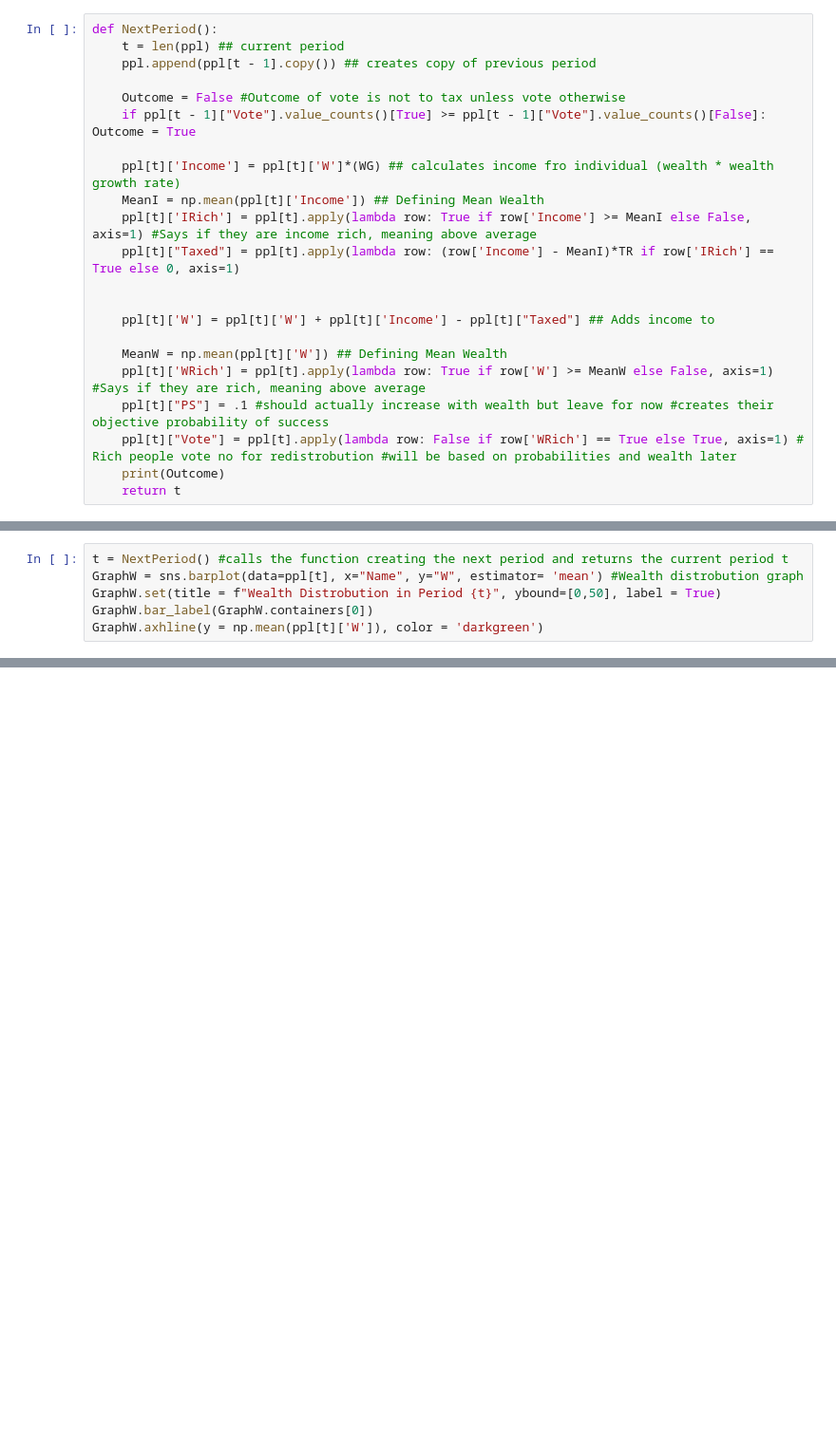
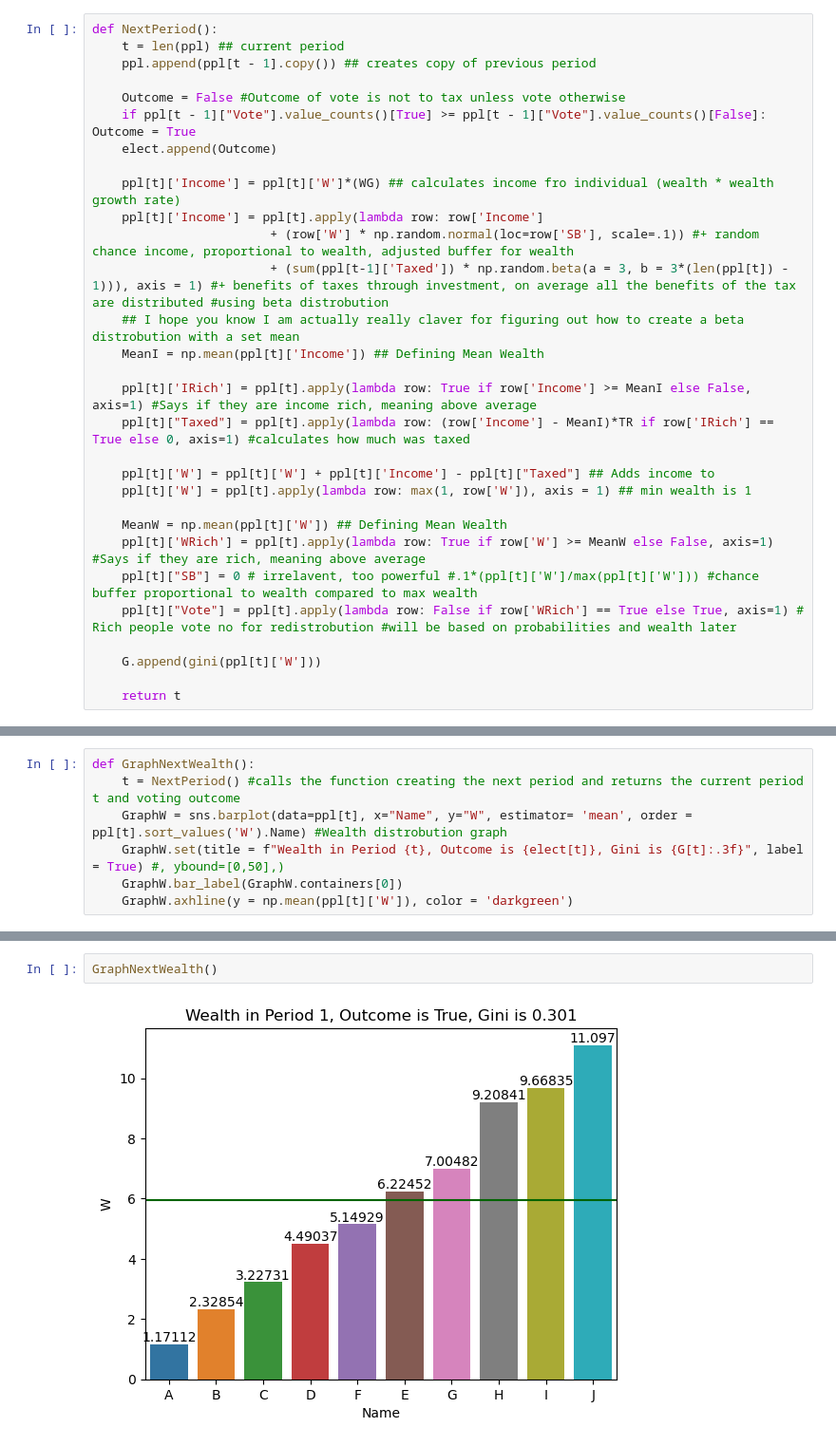
Before and after one commit to JTayMilli/391X, a Jupyter notebook: Wealth Model.ipynb, the cells around one changed output, grey strips where cells are left out. Shown at 95% size. Drawn from its saved outputs; the diff is of its cells as text; blank space fills up the shorter version.

Commit message:
So much good work, proud of you ,':)

```diff
--- a/Wealth Model.ipynb
+++ b/Wealth Model.ipynb
@@ -38,18 +45,26 @@ def NextPeriod():
 
     Outcome = False #Outcome of vote is not to tax unless vote otherwise
     if ppl[t - 1]["Vote"].value_counts()[True] >= ppl[t - 1]["Vote"].value_counts()[False]: Outcome = True
+    elect.append(Outcome)
 
     ppl[t]['Income'] = ppl[t]['W']*(WG) ## calculates income fro individual (wealth * wealth growth rate)
+    ppl[t]['Income'] = ppl[t].apply(lambda row: row['Income']
+                        + (row['W'] * np.random.normal(loc=row['SB'], scale=.1)) #+ random chance income, proportional to wealth, adjusted buffer for wealth
+                        + (sum(ppl[t-1]['Taxed']) * np.random.beta(a = 3, b = 3*(len(ppl[t]) - 1))), axis = 1) #+ benefits of taxes through investment, on average all the benefits of the tax are distributed #using beta distrobution
+    ## I hope you know I am actually really claver for figuring out how to create a beta distrobution with a set mean
     MeanI = np.mean(ppl[t]['Income']) ## Defining Mean Wealth
+
     ppl[t]['IRich'] = ppl[t].apply(lambda row: True if row['Income'] >= MeanI else False, axis=1) #Says if they are income rich, meaning above average
-    ppl[t]["Taxed"] = ppl[t].apply(lambda row: (row['Income'] - MeanI)*TR if row['IRich'] == True else 0, axis=1)
-
+    ppl[t]["Taxed"] = ppl[t].apply(lambda row: (row['Income'] - MeanI)*TR if row['IRich'] == True else 0, axis=1) #calculates how much was taxed
 
     ppl[t]['W'] = ppl[t]['W'] + ppl[t]['Income'] - ppl[t]["Taxed"] ## Adds income to
+    ppl[t]['W'] = ppl[t].apply(lambda row: max(1, row['W']), axis = 1) ## min wealth is 1
 
     MeanW = np.mean(ppl[t]['W']) ## Defining Mean Wealth
     ppl[t]['WRich'] = ppl[t].apply(lambda row: True if row['W'] >= MeanW else False, axis=1) #Says if they are rich, meaning above average
-    ppl[t]["PS"] = .1 #should actually increase with wealth but leave for now #creates their objective probability of success
+    ppl[t]["SB"] = 0 # irrelavent, too powerful #.1*(ppl[t]['W']/max(ppl[t]['W'])) #chance buffer proportional to wealth compared to max wealth
     ppl[t]["Vote"] = ppl[t].apply(lambda row: False if row['WRich'] == True else True, axis=1) # Rich people vote no for redistrobution #will be based on probabilities and wealth later
-    print(Outcome)
+
+    G.append(gini(ppl[t]['W']))
+
     return t
@@ -59,6 +71,7 @@ def NextPeriod():
 # %%
-t = NextPeriod() #calls the function creating the next period and returns the current period t
-GraphW = sns.barplot(data=ppl[t], x="Name", y="W", estimator= 'mean') #Wealth distrobution graph
-GraphW.set(title = f"Wealth Distrobution in Period {t}", ybound=[0,50], label = True)
-GraphW.bar_label(GraphW.containers[0])
-GraphW.axhline(y = np.mean(ppl[t]['W']), color = 'darkgreen')
+def GraphNextWealth():
+    t = NextPeriod() #calls the function creating the next period and returns the current period t and voting outcome
+    GraphW = sns.barplot(data=ppl[t], x="Name", y="W", estimator= 'mean', order = ppl[t].sort_values('W').Name) #Wealth distrobution graph
+    GraphW.set(title = f"Wealth in Period {t}, Outcome is {elect[t]}, Gini is {G[t]:.3f}", label = True) #, ybound=[0,50],)
+    GraphW.bar_label(GraphW.containers[0])
+    GraphW.axhline(y = np.mean(ppl[t]['W']), color = 'darkgreen')
@@ -66,0 +78,4 @@ NameError: name 'Results' is not defined
+# %%
+GraphNextWealth()
+# %% [output]
+[figure, added]
```
Also changed, not shown: parts of 11 cells of this notebook.
